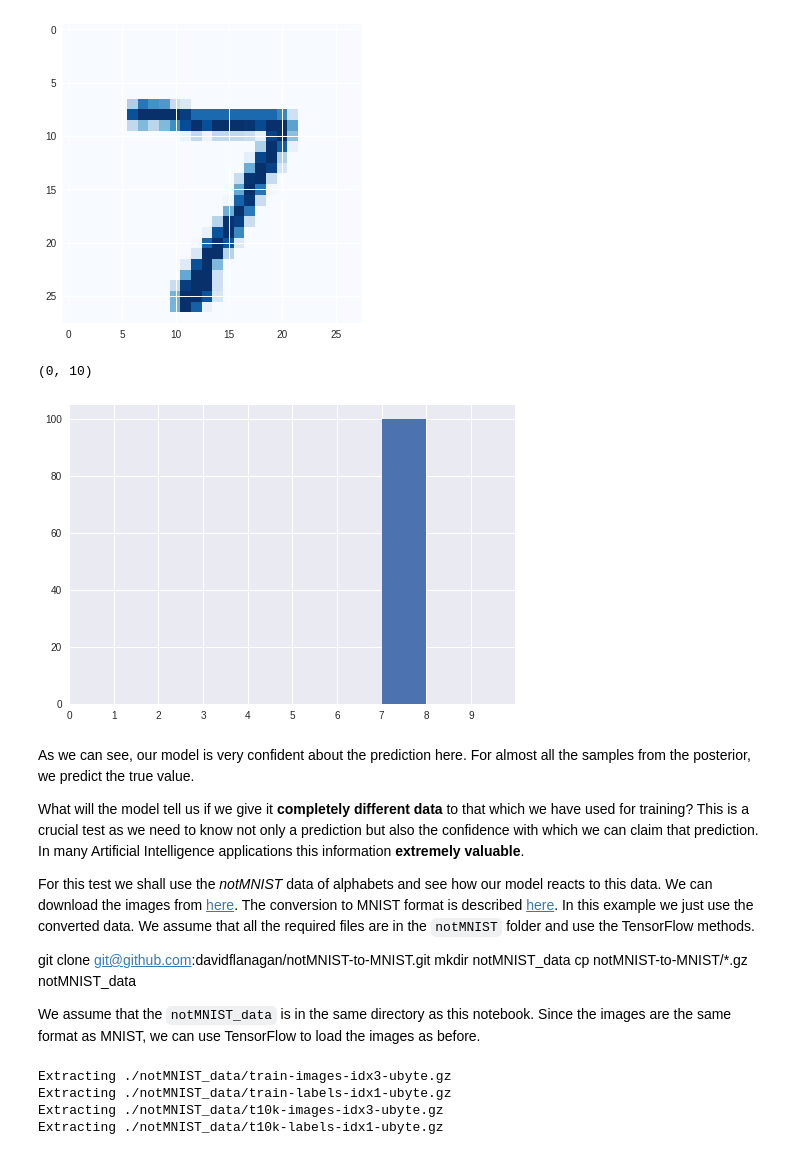
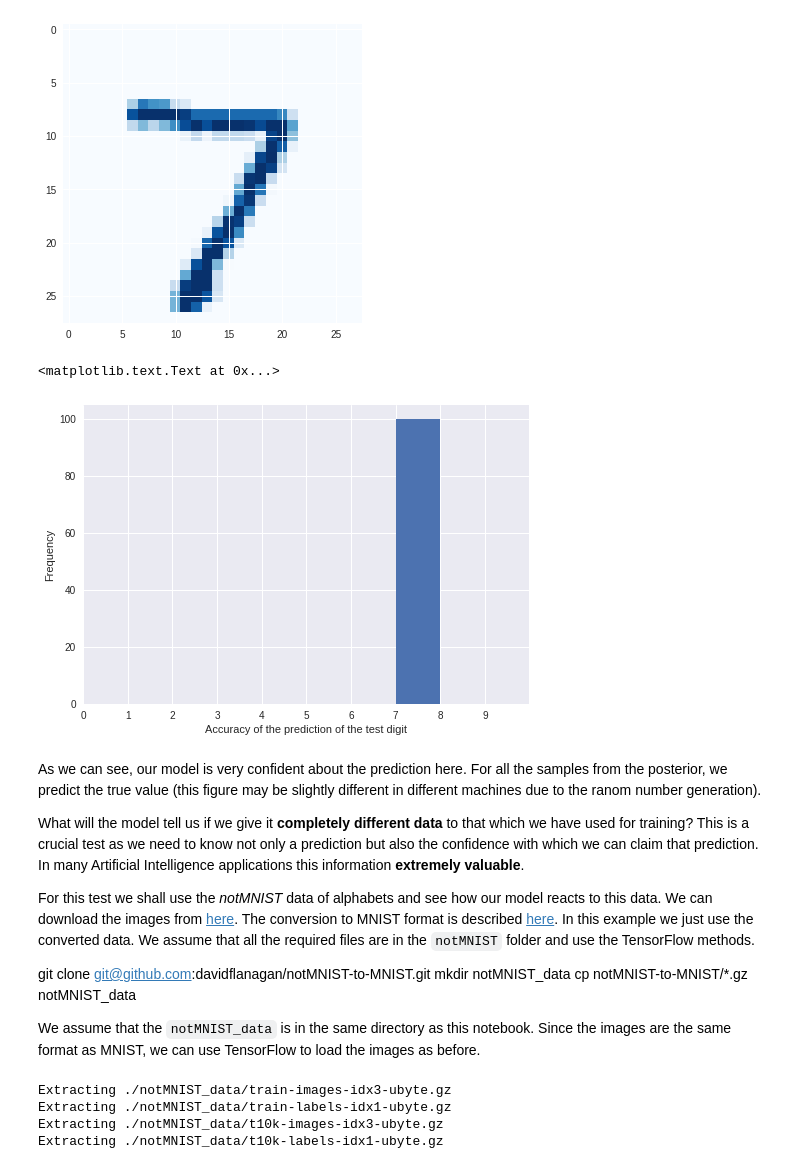
Before and after one commit to Avidereta/blog, a Jupyter notebook: notebooks/MNIST_For_ML_Beginners_The_Bayesian_Way.ipynb, the cells around one changed output. Drawn from its saved outputs; the diff is of its cells as text; code cells hidden in the pictures.

```diff
--- a/notebooks/MNIST_For_ML_Beginners_The_Bayesian_Way.ipynb
+++ b/notebooks/MNIST_For_ML_Beginners_The_Bayesian_Way.ipynb
@@ -159,12 +162,14 @@ for w_samp,b_samp in zip(w_samples,b_samples):
 # %%
 plt.hist(np.argmax(sing_img_probs,axis=2),bins=range(10))
 plt.xticks(np.arange(0,10))
 plt.xlim(0,10)
+plt.xlabel("Accuracy of the prediction of the test digit")
+plt.ylabel("Frequency")
 # %% [output]
-(0, 10)
+<matplotlib.text.Text at 0x...>
-[figure, old version]
+[figure, new version]
 # %% [markdown]
-As we can see, our model is very confident about the prediction here. For almost all the samples from the posterior, we predict the true value.
+As we can see, our model is very confident about the prediction here. For all the samples from the posterior, we predict the true value (this figure may be slightly different in different machines due to the ranom number generation).
 
 What will the model tell us if we give it **completely different data** to that which we have used for training? This is a crucial test as we need to know not only a prediction but also the confidence with which we can claim that prediction. In many Artificial Intelligence applications this information **extremely valuable**.
 
```
Also changed, not shown: parts of 4 cells of this notebook.
